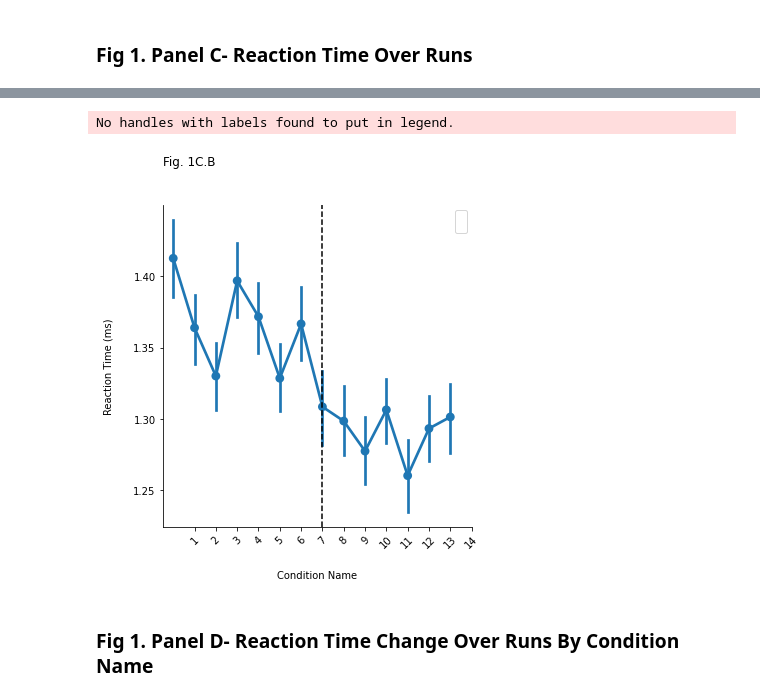
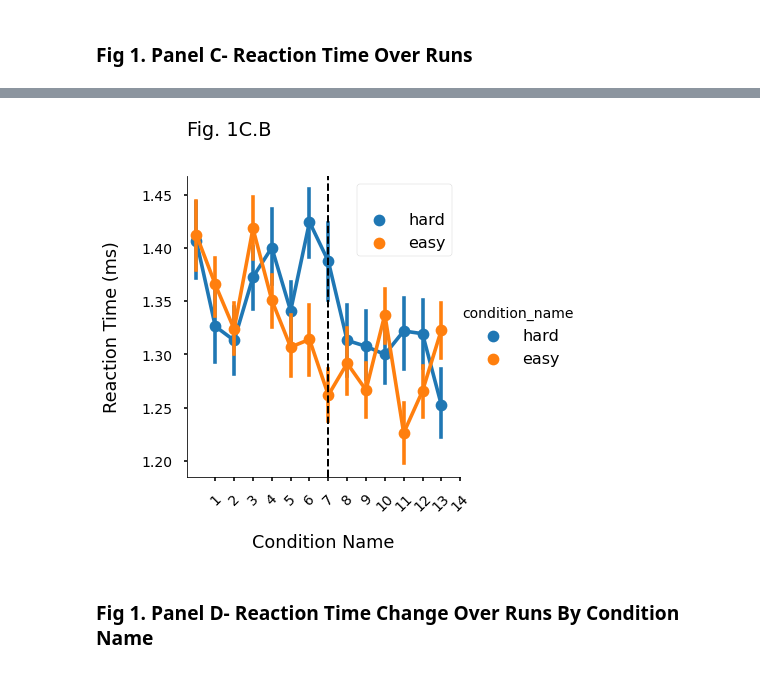
Before and after one commit to maedbhk/action_prediction, a Jupyter notebook: notebooks/1.0-mk-social_prediction-sl-exploratory.ipynb, the cells around one changed output, grey strips where cells are left out. Cells and saved outputs as stored; diff of their text form; code cells hidden in the pictures.

```diff
--- a/notebooks/1.0-mk-social_prediction-sl-exploratory.ipynb
+++ b/notebooks/1.0-mk-social_prediction-sl-exploratory.ipynb
@@ -173,9 +260,8 @@ No handles with labels found to put in legend.
 # %%
-fig1C = vis.plot_rt(dataframe=df_behav, x='run_num', hue= None,
+fig1C = vis.plot_rt(dataframe=df_behav, x='run_num', hue= 'condition_name',
                    x_title= "Condition Name", save_title = 'fig1C.B.png', fig_title = "Fig. 1C.B")
 # %% [output]
-No handles with labels found to put in legend.
-[figure, old version]
+[figure, new version]
 # %% [markdown]
 ### Fig 1. Panel D- Reaction Time Change Over Runs By Condition Name
 # %%
```
Also changed, not shown: parts of 45 cells of this notebook, 21 other files.
